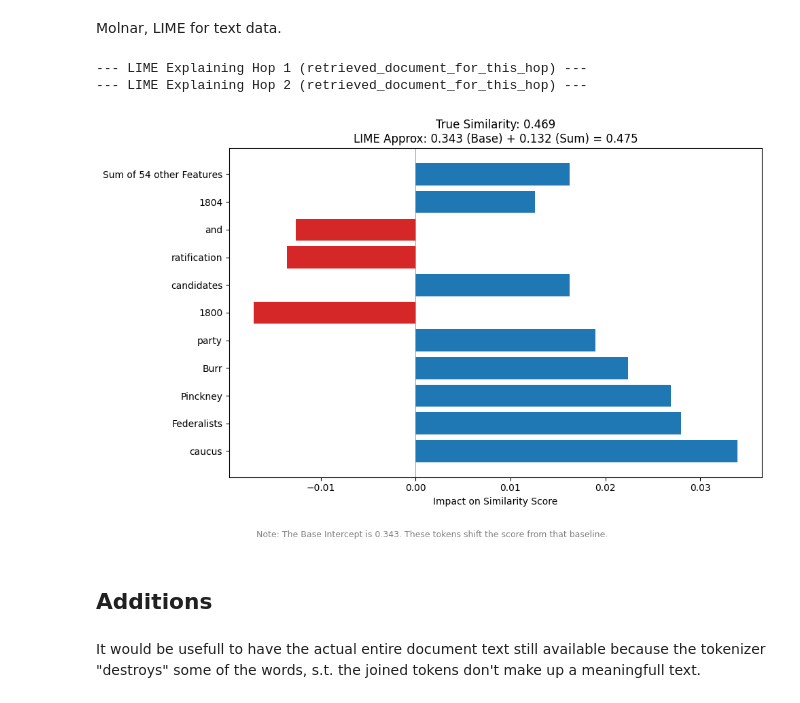
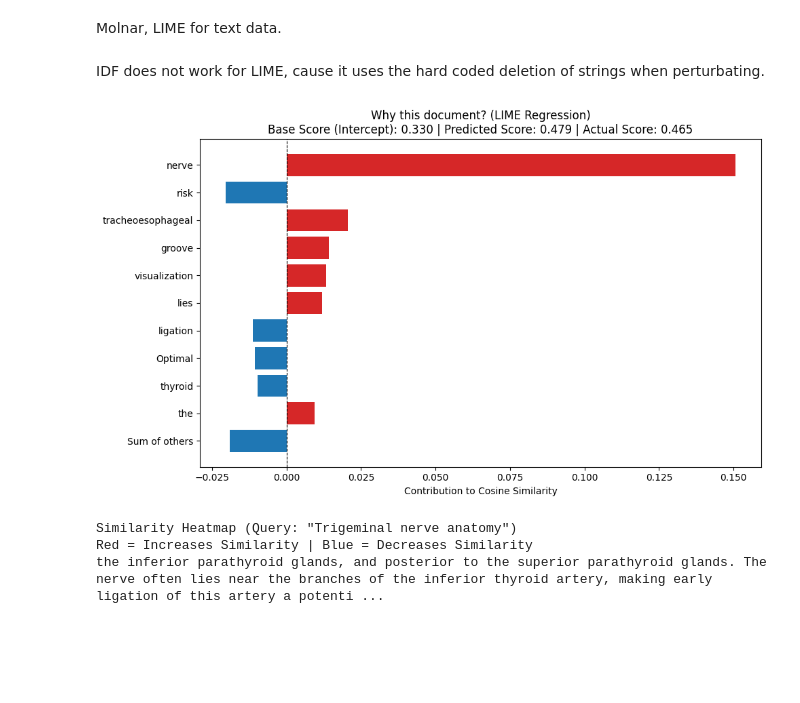
Before and after one commit to benediktveith/xai-rag, a Jupyter notebook: notebooks/Shap_Lime.ipynb, the cells around one changed output. Cells and saved outputs as stored; diff of their text form; code cells hidden in the pictures; blank space fills up the shorter version.

Commit message:
Enhanced Lime and Shap Explainer | Enhanced Multihop Rag Engine | Enhanced Prompts for LLM-Client

```diff
--- a/notebooks/Shap_Lime.ipynb
+++ b/notebooks/Shap_Lime.ipynb
@@ -105,0 +102,6 @@ Connecting to local Ollama (gemma3:4b)...
+# %%
+med_loader = MedMCQADataLoader()
+questions = med_loader.setup(split=SPLIT, as_documents=False, limit=1)
+
+shap_explainer = ShapExplainer(rag_engine=rag_engine, documents=documents, idf_top_k=100)  # pass documents for IDF calculation
+lime_explainer = LimeExplainer(rag_engine=rag_engine)
@@ -108,10 +114,4 @@ Setup and run Multi-Hop Retrieval experiment. For this we will select a random s
 # %%
-med_loader = MedMCQADataLoader()
-questions = med_loader.setup(split=SPLIT, as_documents=False, limit=1)
-
-if not questions:
-    raise RuntimeError("No MedMCQA questions loaded.")
-
 results = []
 for item in questions:
     question_text = format_medmcqa_question(item)
@@ -121,19 +121,11 @@ for item in questions:
     trace, _ = multi_hop.run_and_trace(question_text)
     final_answer = (trace.get("final_answer") or "").strip()
 
-    explainer = ShapExplainer(rag_engine=rag_engine)
-    explanation = explainer.explain(trace, explained_doc_key="retrieved_document_for_this_hop")
-
     results.append(
         {
             "question": question_text,
             "final_answer": final_answer,
-            "trace": trace,
-            "explanation": explanation,
+            "trace": trace
         }
     )
-
-print(results[0]["question"])
-print(results[0]["final_answer"])
-result = results[0]["explanation"]
 # %% [output]
@@ -179,0 +156,3 @@ for trace in traces:
+# %%
+shap_explanation = shap_explainer.explain(results[0]["trace"], explained_doc_key="lowest_ranked_document", background="Low-IDF")
+lime_explanation = lime_explainer.explain(results[0]["trace"], explained_doc_key="lowest_ranked_document")
@@ -205,16 +200,11 @@ from src.modules.lime_explainer import LimeExplainer
-# %%
-lime_explainer = LimeExplainer(rag_engine=ragEngine)
-
-lime_explanations = lime_explainer.explain(trace, explained_doc_key="retrieved_document_for_this_hop")
-# %% [output]
---- LIME Explaining Hop 1 (retrieved_document_for_this_hop) ---
---- LIME Explaining Hop 2 (retrieved_document_for_this_hop) ---
+# %% [markdown]
+IDF does not work for LIME, cause it uses the hard coded deletion of strings when perturbating.
 # %%
 # Pass the WHOLE dictionary for the hop, not just ["explanation_tuples"]
-lime_explainer.plot_bar(explanation_data=lime_explanations["hop_1"])
+lime_explainer.plot_bar(explanation_data=lime_explanation["hop_2"])
+lime_explainer.plot_text_heatmap(explanation_data=lime_explanation["hop_2"])
 # %% [output]
-[figure, old version]
+[figure, new version]
+Similarity Heatmap (Query: "Trigeminal nerve anatomy")
+Red = Increases Similarity | Blue = Decreases Similarity
+the inferior parathyroid glands, and posterior to the superior parathyroid glands. The nerve often lies near the branches of the inferior thyroid artery, making early ligation of this artery a potenti ...
-# %% [markdown]
-## Additions
-# %% [markdown]
-It would be usefull to have the actual entire document text still available because the tokenizer "destroys" some of the words, s.t. the joined tokens don't make up a meaningfull text.
```
Also changed, not shown: parts of 18 cells of this notebook, 6 other files.
